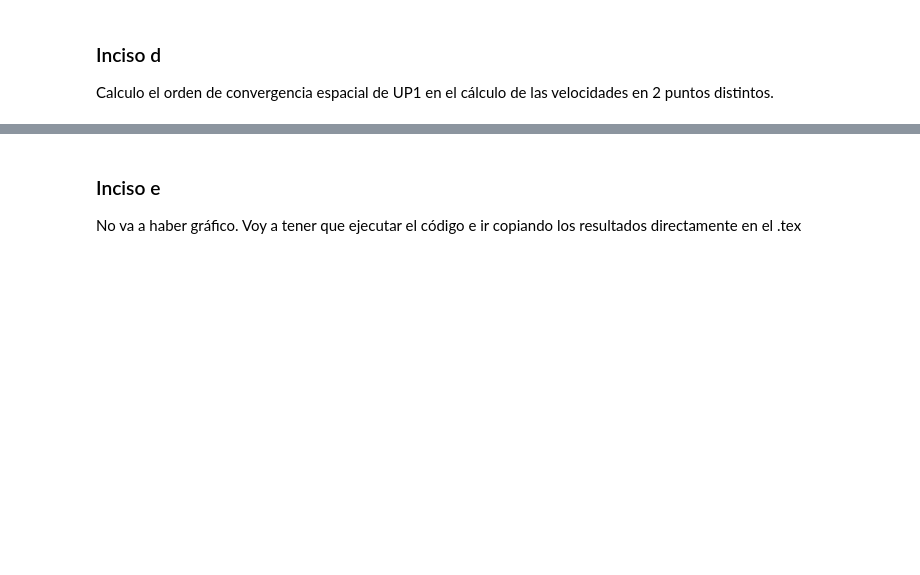
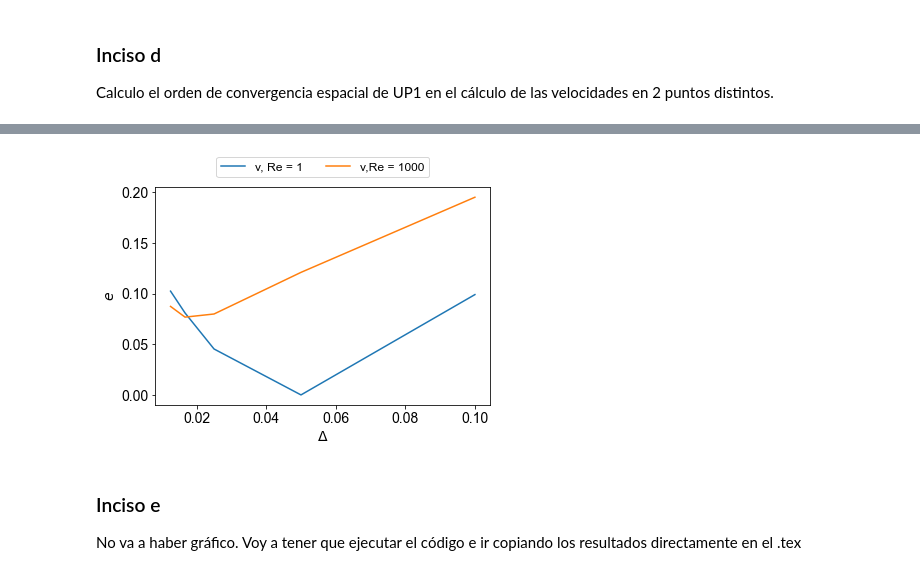
Before and after one commit to Lupama2/Guias_Metodos_Num_Fluidos_I, a Jupyter notebook: Guias/Informe_final/Programa/graficos/graficos.ipynb, the cells around one changed output, grey strips where cells are left out. Cells and saved outputs as stored; diff of their text form; code cells hidden in the pictures; blank space fills up the shorter version.

```diff
--- a/Guias/Informe_final/Programa/graficos/graficos.ipynb
+++ b/Guias/Informe_final/Programa/graficos/graficos.ipynb
@@ -307,3 +308,14 @@ plt.savefig('d_error_UP1_n1_vs_Re.pdf', format='pdf',bbox_inches = "tight")
+# %%
+plt.plot(Delta_array, datos_errorv_1, label='v, Re = 1')
+plt.plot(Delta_array, datos_errorv_1000, label='v,Re = 1000')
+
+plt.legend(loc='lower center', ncol = 4, bbox_to_anchor=(0, 1.02, 1, 0.2),fontsize = 12)
+plt.xlabel('$\Delta$')
+plt.ylabel('$e$')
+
+plt.savefig('d_error_UP1_n1_vs_Re.pdf', format='pdf',bbox_inches = "tight")
+# %% [output]
+[figure, added]
 # %% [markdown]
 ### Inciso e
 
```
Also changed, not shown: parts of 1 cell of this notebook, 28 other files.
